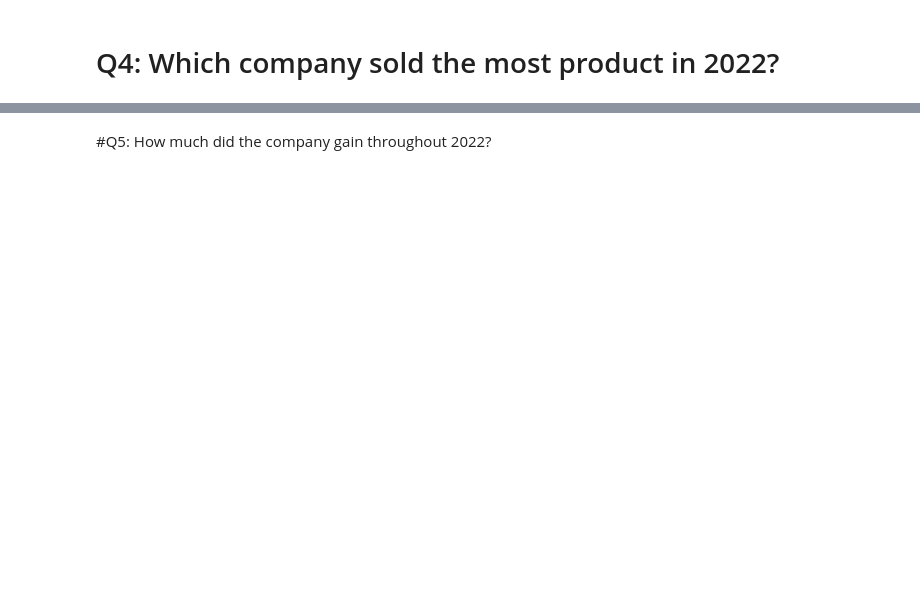
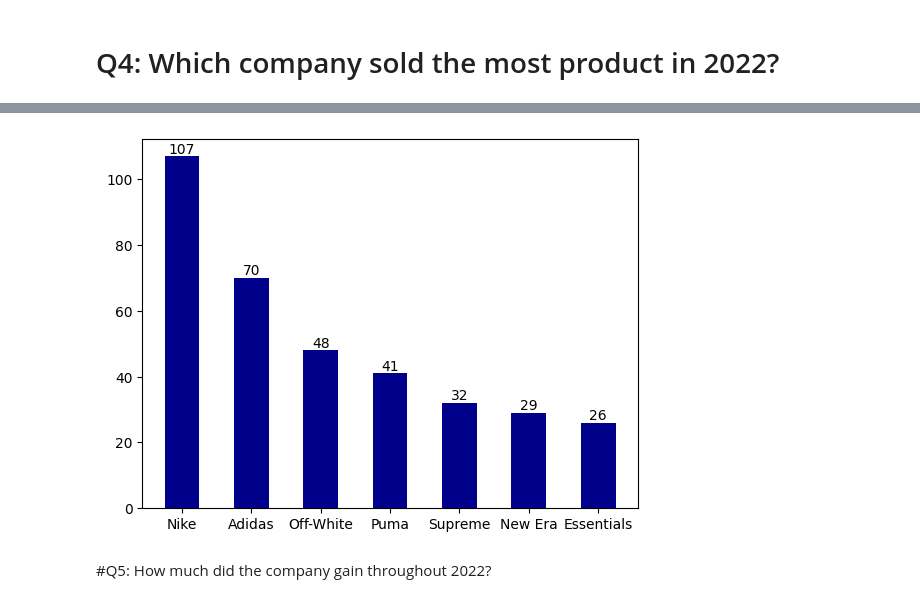
Before and after one commit to kalebcwag/Sneakers-and-Streetwears-Sales-Analytics, a Jupyter notebook: notebook.ipynb, the cells around one changed output, grey strips where cells are left out. Drawn from its saved outputs; the diff is of its cells as text; code cells hidden in the pictures; blank space fills up the shorter version.

```diff
--- a/notebook.ipynb
+++ b/notebook.ipynb
@@ -120,7 +120,8 @@ unisex_products
 92 rows × 11 columns
 # %%
 unisex_products = unisex_products[["Brand", "Gender"]]
-unisex_products_count = unisex_products[unisex_products["Gender"] == "Unisex"]["Brand"].value_counts()
+unisex_products_brand = unisex_products[unisex_products["Gender"] == "Unisex"]["Brand"]
+unisex_products_count = unisex_products_brand.value_counts()
 
 unisex_products_count
 # %% [output]
@@ -141,2 +173,8 @@ plt.show()
 # %% [markdown]
 # Q4: Which company sold the most product in 2022?
+# %%
+companies = df["Brand"]
+
+companies_sold = companies.value_counts()
+
+companies_sold
@@ -143,2 +192,13 @@ plt.show()
+# %%
+plt.bar(companies_sold.index, companies_sold.values, width=0.5, color="darkblue")
+plt.xticks(rotation=0)
+plt.margins(x=0.05)
+
+for i, value in enumerate(companies_sold.values):
+    plt.text(i, value, str(value), ha="center", va="bottom")
+
+plt.show()
+# %% [output]
+[figure, added]
 # %% [markdown]
 #Q5: How much did the company gain throughout 2022?
```
Also changed, not shown: parts of 6 cells of this notebook.
